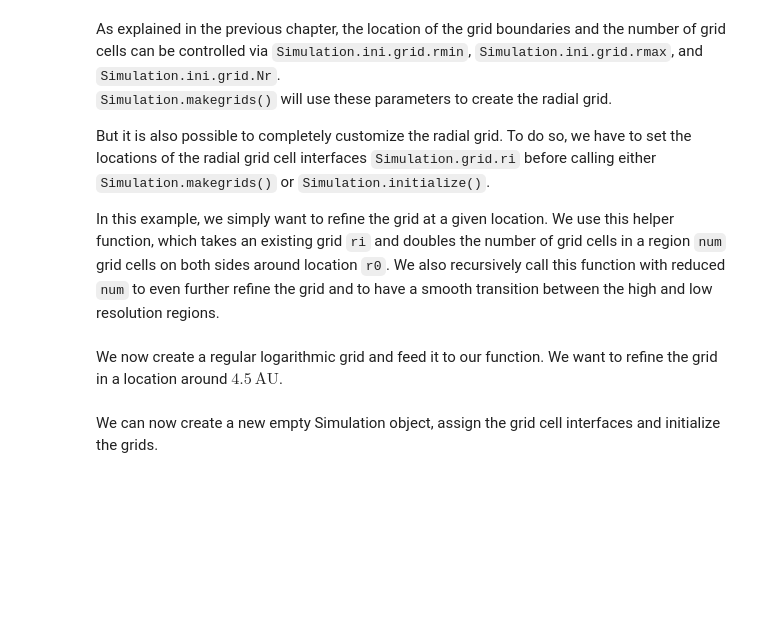
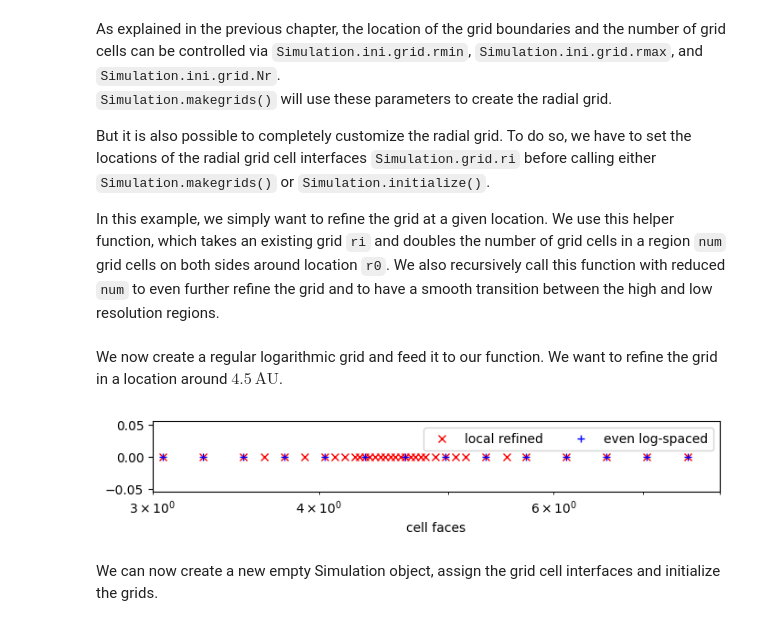
Before and after one commit to tripod-code/tripod, a Jupyter notebook: docs/source/3_advanced_customization.ipynb, the cells around one changed output. Drawn from its saved outputs; the diff is of its cells as text; code cells hidden in the pictures; blank space fills up the shorter version.

```diff
--- a/docs/source/3_advanced_customization.ipynb
+++ b/docs/source/3_advanced_customization.ipynb
@@ -80,14 +101,16 @@ ri = refinegrid(ri_unrefined, 4.5*c.au, num=3)
 # %%
 
 import matplotlib.pyplot as plt
 fig, ax = plt.subplots(1,1, figsize=(8,1))
 ax.plot(ri/c.au, ri*0, 'rx', label='local refined')
 ax.plot(ri_unrefined/c.au, ri_unrefined*0, 'b+', label='even log-spaced')
 ax.set_xscale('log')
 ax.set_xlabel('cell faces')
 ax.legend(ncol=2)
-ax.set_xlim(2,15)
+ax.set_xlim(3,8)
 plt.show()
+# %% [output]
+[figure, added]
 # %% [markdown]
 We can now create a new empty Simulation object, assign the grid cell interfaces and initialize the grids.
 # %%
```
Also changed, not shown: parts of 36 cells of this notebook, 5 other files.
